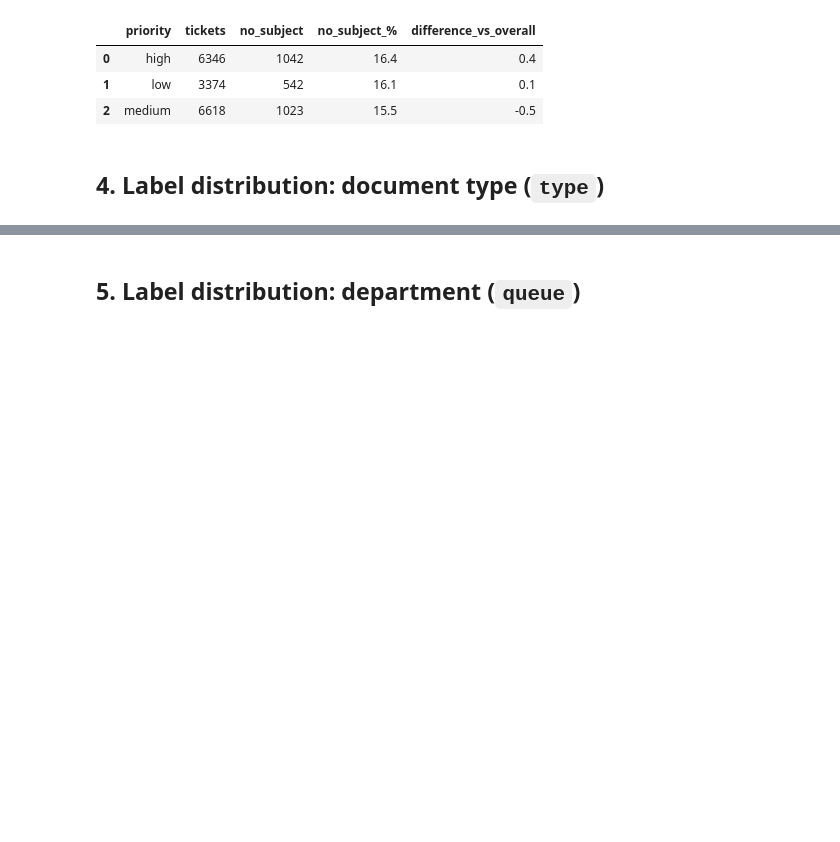
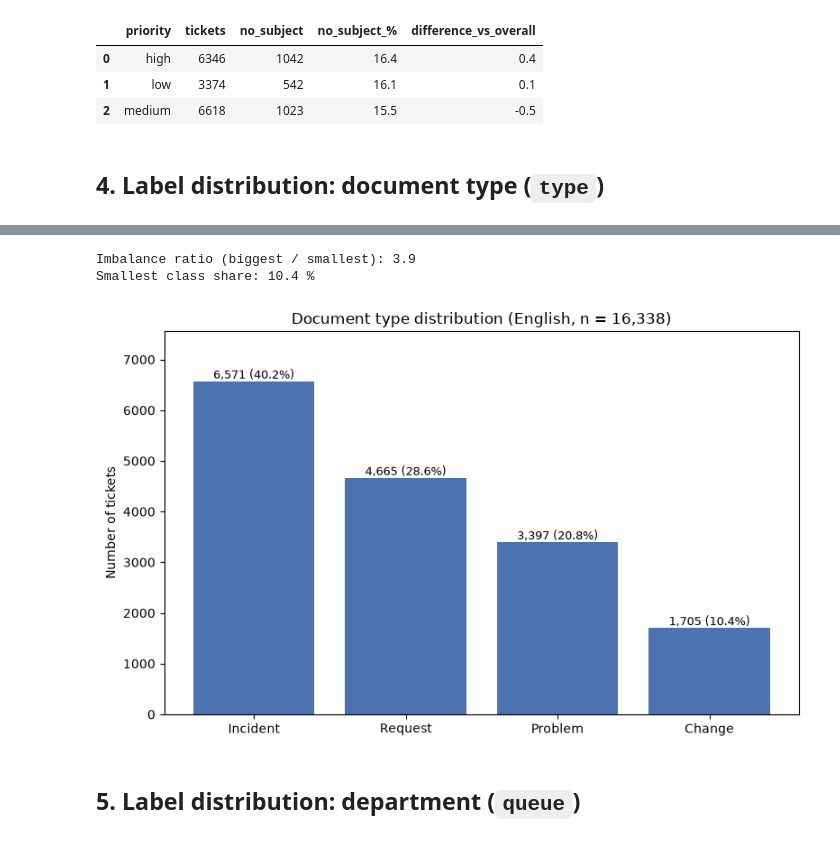
Before and after one commit to nhahub/NHA-5-168, a Jupyter notebook: notebooks/01_eda.ipynb, the cells around one changed output, grey strips where cells are left out. Drawn from its saved outputs; the diff is of its cells as text; code cells hidden in the pictures; blank space fills up the shorter version.

Commit message:
EDA section 4: document type distribution

```diff
--- a/notebooks/01_eda.ipynb
+++ b/notebooks/01_eda.ipynb
@@ -333,0 +417,27 @@ By priority
+# %%
+# ===== Cell 4.5: Function A - count_labels =====
+
+def count_labels(label_values, label_name):
+    """
+    Input : label_values - a pandas Series with the labels of one column.
+            label_name   - the name to use for the label column in the table.
+    Output: a DataFrame with columns [label_name, "tickets", "percent"],
+            sorted from the biggest class to the smallest.
+    """
+    label_counts = label_values.value_counts()      # already sorted, biggest first
+    total_tickets = int(label_counts.sum())
+    if total_tickets == 0:
+        raise ValueError("No labels to count: the column is empty.")
+
+    table_rows = []
+    for label, count in label_counts.items():
+        percent = round(100 * count / total_tickets, 1)
+        table_rows.append({label_name: label, "tickets": int(count), "percent": percent})
+
+    return pd.DataFrame(table_rows)
+# %%
+# ===== Cell 4.6: Run A on the document type =====
+
+type_distribution = count_labels(english_tickets[type_column], "type")
+print("Total tickets:", type_distribution["tickets"].sum())
+type_distribution
@@ -333,0 +463,11 @@ By priority
+# %%
+# ===== Cell 4.8: Run B on the document type =====
+
+type_imbalance = imbalance_ratio(type_distribution)
+smallest_type_percent = type_distribution["percent"].min()
+
+print("Imbalance ratio (biggest / smallest):", type_imbalance)
+print("Smallest class share:", smallest_type_percent, "%")
+# %% [output]
+Imbalance ratio (biggest / smallest): 3.9
+Smallest class share: 10.4 %
@@ -334,3 +532,11 @@ By priority
+# %%
+# ===== Cell 4.10: Run E on the document type =====
+
+total_type_tickets = type_distribution["tickets"].sum()
+plot_label_distribution(type_distribution, "type",
+                        f"Document type distribution (English, n = {total_type_tickets:,})")
+# %% [output]
+[figure, added]
 # %% [markdown]
 ## 5. Label distribution: department (`queue`)
 # %% [markdown]
```
Also changed, not shown: parts of 7 cells of this notebook.
